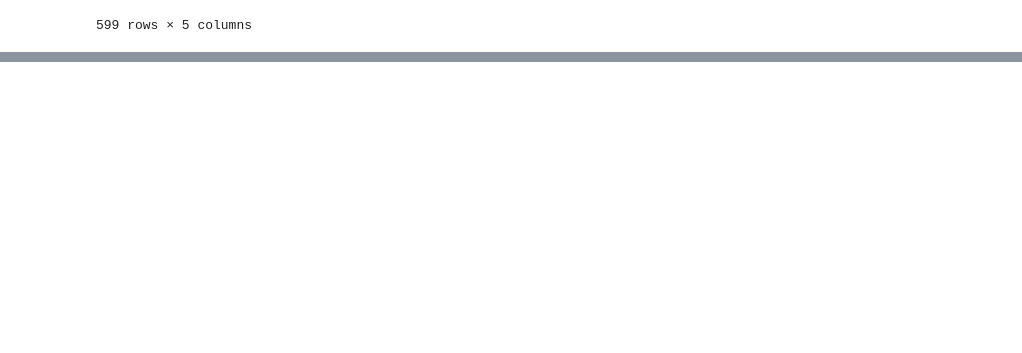
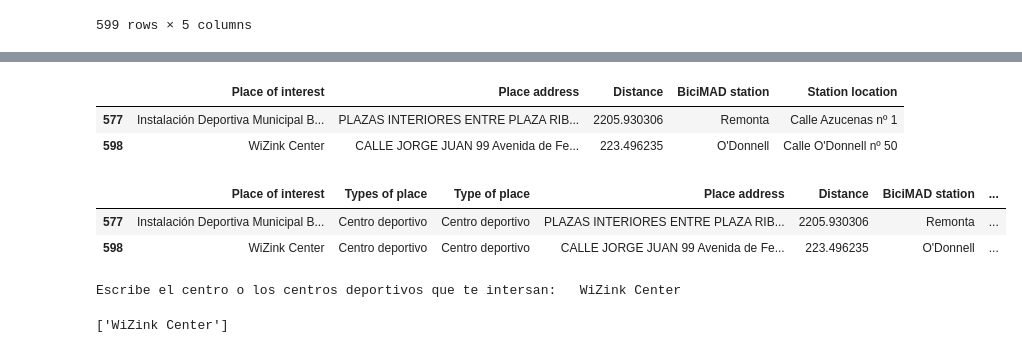
Before and after one commit to Izaskunastrain/ih_datamadpt1121_project_m1, a Jupyter notebook: notebooks/wrangling_functions.ipynb, the cells around one changed output, grey strips where cells are left out. Drawn from its saved outputs; the diff is of its cells as text; code cells hidden in the pictures; blank space fills up the shorter version.

```diff
--- a/notebooks/wrangling_functions.ipynb
+++ b/notebooks/wrangling_functions.ipynb
@@ -202,0 +226,30 @@ See the caveats in the documentation: https://pandas.pydata.org/pandas-docs/stab
+# %%
+df2_izas= df_izas.rename
+t= df_izas[df_izas['title'].isin(cat_values)][['title', 'address.street-address' ,'Distance', 'name', 'address']]
+
+t2= t.rename({'title': 'Place of interest', 'address.street-address': 'Place address', 'name': 'BiciMAD station', 'address': 'Station location'}, axis=1)
+t2
+# %% [output]
+|  | Place of interest | Place address | Distance | BiciMAD station | Station location |
+| 577 | Instalación Deportiva Municipal B... | PLAZAS INTERIORES ENTRE PLAZA RIB... | 2205.930306 | Remonta | Calle Azucenas nº 1 |
+| 598 | WiZink Center | CALLE JORGE JUAN 99 Avenida de Fe... | 223.496235 | O'Donnell | Calle O'Donnell nº 50 |
+# %%
+t= df_izas[df_izas['title'].isin(cat_values)][['title', 'address.street-address' ,'Distance', 'name', 'address']]
+t2= t.rename({'title': 'Place of interest', 'address.street-address': 'Place address', 'name': 'BiciMAD station', 'address': 'Station location'}, axis=1)
+# %%
+t2.insert(1, 'Types of place', 'Centro deportivo')
+t2
+# %% [output]
+|  | Place of interest | Types of place | Type of place | Place address | Distance | BiciMAD station | ... |
+| 577 | Instalación Deportiva Municipal B... | Centro deportivo | Centro deportivo | PLAZAS INTERIORES ENTRE PLAZA RIB... | 2205.930306 | Remonta | ... |
+| 598 | WiZink Center | Centro deportivo | Centro deportivo | CALLE JORGE JUAN 99 Avenida de Fe... | 223.496235 | O'Donnell | ... |
+# %%
+centers = input('Escribe el centro o los centros deportivos que te intersan:   ')
+# %% [output]
+Escribe el centro o los centros deportivos que te intersan:   WiZink Center
+# %%
+
+centers_list= [centers]
+print (centers_list)
+# %% [output]
+['WiZink Center']
```
Also changed, not shown: parts of 6 cells of this notebook, 6 other files.
